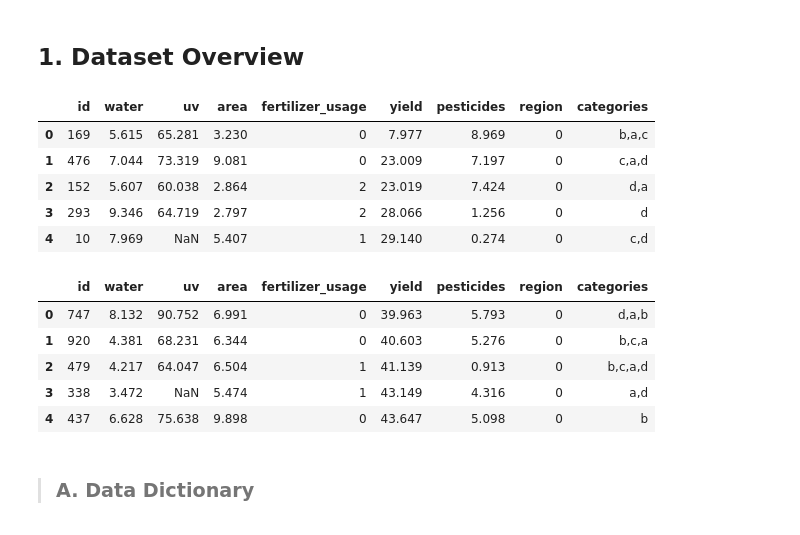
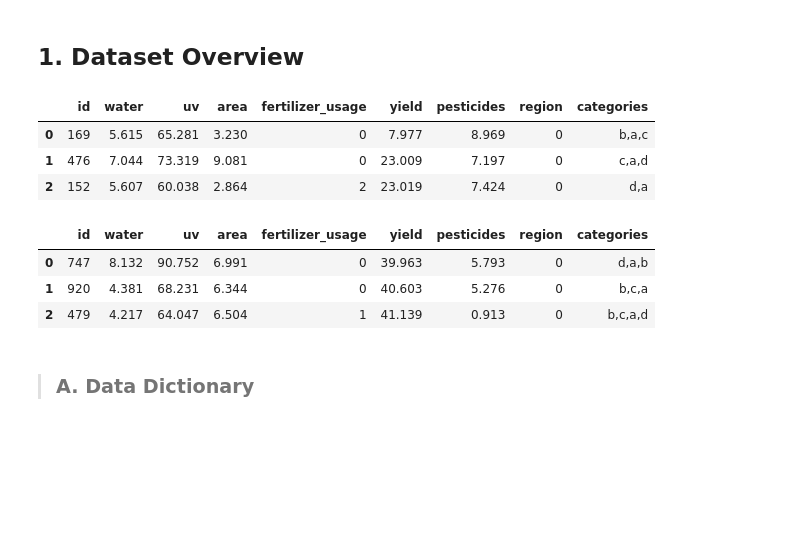
Before and after one commit to mahipal-z/Datalake-design-in-AWS, a Jupyter notebook: Datasets/farm_yield.ipynb, the cells around one changed output. Drawn from its saved outputs; the diff is of its cells as text; code cells hidden in the pictures; blank space fills up the shorter version.

```diff
--- a/Datasets/farm_yield.ipynb
+++ b/Datasets/farm_yield.ipynb
@@ -15,27 +15,23 @@ import seaborn as sns
 # %%
 #Import dataset files
 df1 = pd.read_csv('C://Users/mahip_cpp2xf3/Datalake-ml-mz/Datasets/dataset - 1.csv')
 df2 = pd.read_csv('C://Users/mahip_cpp2xf3/Datalake-ml-mz/Datasets/dataset - 2.csv')
 
 #Print top row of df1
-df1.head()
+df1.head(3)
 # %% [output]
 |  | id | water | uv | area | fertilizer_usage | yield | pesticides | region | categories |
 | 0 | 169 | 5.615 | 65.281 | 3.230 | 0 | 7.977 | 8.969 | 0 | b,a,c |
 | 1 | 476 | 7.044 | 73.319 | 9.081 | 0 | 23.009 | 7.197 | 0 | c,a,d |
 | 2 | 152 | 5.607 | 60.038 | 2.864 | 2 | 23.019 | 7.424 | 0 | d,a |
-| 3 | 293 | 9.346 | 64.719 | 2.797 | 2 | 28.066 | 1.256 | 0 | d |
-| 4 | 10 | 7.969 | NaN | 5.407 | 1 | 29.140 | 0.274 | 0 | c,d |
 # %%
 #print top rows of df2
-df2.head()
+df2.head(3)
 # %% [output]
 |  | id | water | uv | area | fertilizer_usage | yield | pesticides | region | categories |
 | 0 | 747 | 8.132 | 90.752 | 6.991 | 0 | 39.963 | 5.793 | 0 | d,a,b |
 | 1 | 920 | 4.381 | 68.231 | 6.344 | 0 | 40.603 | 5.276 | 0 | b,c,a |
 | 2 | 479 | 4.217 | 64.047 | 6.504 | 1 | 41.139 | 0.913 | 0 | b,c,a,d |
-| 3 | 338 | 3.472 | NaN | 5.474 | 1 | 43.149 | 4.316 | 0 | a,d |
-| 4 | 437 | 6.628 | 75.638 | 9.898 | 0 | 43.647 | 5.098 | 0 | b |
 # %% [markdown]
 > ### A. Data Dictionary
 # %% [markdown]
```
Also changed, not shown: parts of 40 cells of this notebook.
